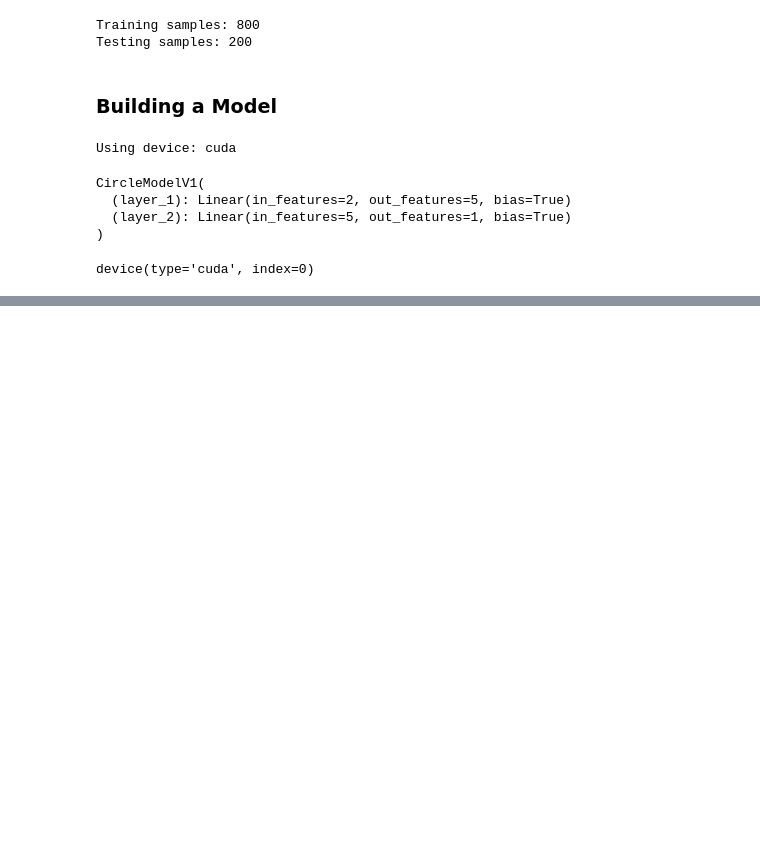
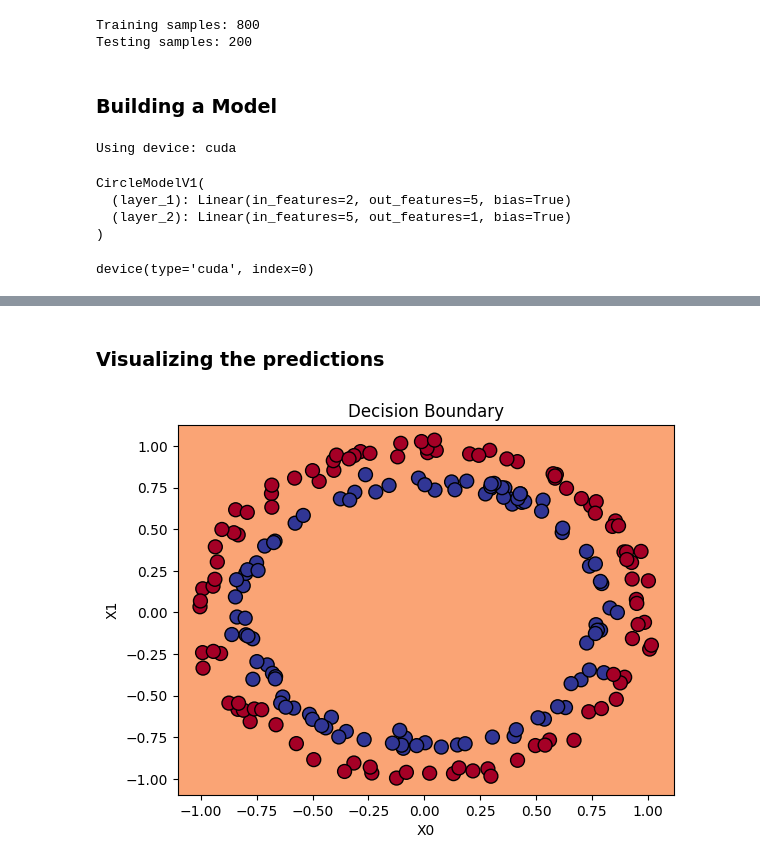
Before and after one commit to Dhyey-2005/PyTorch, a Jupyter notebook: 02_pytorch_classification.ipynb, the cells around one changed output, grey strips where cells are left out. Drawn from its saved outputs; the diff is of its cells as text; code cells hidden in the pictures; blank space fills up the shorter version.

Commit message:
Trained the model of several epochs and visualized the decision boundaries

```diff
--- a/02_pytorch_classification.ipynb
+++ b/02_pytorch_classification.ipynb
@@ -130,0 +194,6 @@ device(type='cuda', index=0)
+# %%
+# checking the first 5 outputs of the forward pass
+model_0.eval()
+with torch.inference_mode():
+    y_logits = model_0(X_test.to(device))
+y_logits[:5], y_logits.shape
@@ -130,0 +211,4 @@ device(type='cuda', index=0)
+# %%
+# use sigmoid activation
+y_pred_probs = torch.sigmoid(y_logits)
+torch.round(y_pred_probs[:5])
@@ -130,0 +221,9 @@ device(type='cuda', index=0)
+# %%
+y_pred = torch.round(y_pred_probs)
+
+y_pred_labels = torch.round(torch.sigmoid(model_0(X_test.to(device))))
+
+print(y_pred.shape, y_pred_labels.shape)
+print(torch.eq(y_pred.squeeze()[:5], y_pred_labels.squeeze()[:5]))
+
+print(y_pred.squeeze()[:5])
@@ -130,0 +299,34 @@ device(type='cuda', index=0)
+# %% [markdown]
+### Visualizing the predictions
+# %%
+# make predictions and make them visual by plotting decision boundary by showing a background color for each class
+def plot_decision_boundary(model, X, y):
+    # Set min and max values and give it some padding
+    x_min, x_max = X[:, 0].min() - 0.1, X[:, 0].max() + 0.1
+    y_min, y_max = X[:, 1].min() - 0.1, X[:, 1].max() + 0.1
+    h = 0.01
+
+    # Generate a grid of points with distance h between them
+    xx, yy = torch.meshgrid(torch.arange(x_min, x_max, h),
+                            torch.arange(y_min, y_max, h))
+
+    # Flatten the grid so we can feed it to our model
+    grid = torch.cat((xx.reshape(-1, 1), yy.reshape(-1, 1)), dim=1).to(device)
+
+    # Make predictions on the grid
+    with torch.inference_mode():
+        pred_logits = model(grid)
+        pred_probs = torch.sigmoid(pred_logits)
+        pred_labels = torch.round(pred_probs).cpu().numpy().reshape(xx.shape)
+
+    # Plot the contour and training examples
+    plt.contourf(xx.cpu(), yy.cpu(), pred_labels, alpha=0.8, cmap=plt.cm.RdYlBu)
+    plt.scatter(X[:, 0].cpu(), X[:, 1].cpu(), c=y.cpu(), edgecolors='k', marker='o', s=100, cmap=plt.cm.RdYlBu)
+    plt.xlabel("X0")
+    plt.ylabel("X1")
+    plt.title("Decision Boundary")
+    plt.show()
+
+plot_decision_boundary(model=model_0, X=X_test, y=y_test)
+# %% [output]
+[figure, added]
```
Also changed, not shown: parts of 13 cells of this notebook.
